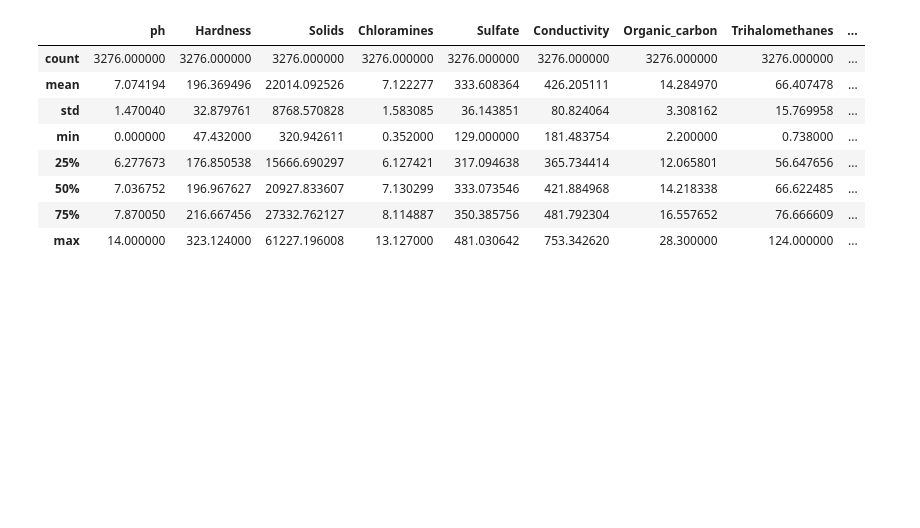
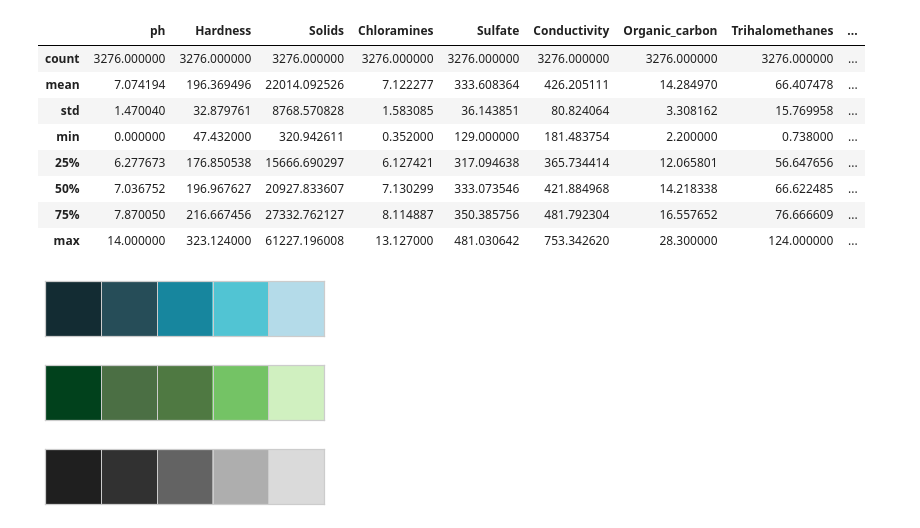
Before and after one commit to DevMinGeonPark/Water-Potability-Classifications, a Jupyter notebook: src/WPC.ipynb, the cells around one changed output. Cells and saved outputs as stored; diff of their text form; code cells hidden in the pictures; blank space fills up the shorter version.

Commit message:
add some graphs

```diff
--- a/src/WPC.ipynb
+++ b/src/WPC.ipynb
@@ -120,3 +136,15 @@ df.describe()
 | 50% | 7.036752 | 196.967627 | 20927.833607 | 7.130299 | 333.073546 | 421.884968 | 14.218338 | 66.622485 | ... |
 | 75% | 7.870050 | 216.667456 | 27332.762127 | 8.114887 | 350.385756 | 481.792304 | 16.557652 | 76.666609 | ... |
 | max | 14.000000 | 323.124000 | 61227.196008 | 13.127000 | 481.030642 | 753.342620 | 28.300000 | 124.000000 | ... |
+# %%
+# color sample
+colors_blue = ["#132C33", "#264D58", '#17869E', '#51C4D3', '#B4DBE9']
+colors_dark = ["#1F1F1F", "#313131", '#636363', '#AEAEAE', '#DADADA']
+colors_green = ['#01411C','#4B6F44','#4F7942','#74C365','#D0F0C0']
+sns.palplot(colors_blue)
+sns.palplot(colors_green)
+sns.palplot(colors_dark)
+# %% [output]
+[figure, added]
+[figure, added]
+[figure, added]
```
Also changed, not shown: parts of 3 cells of this notebook.
